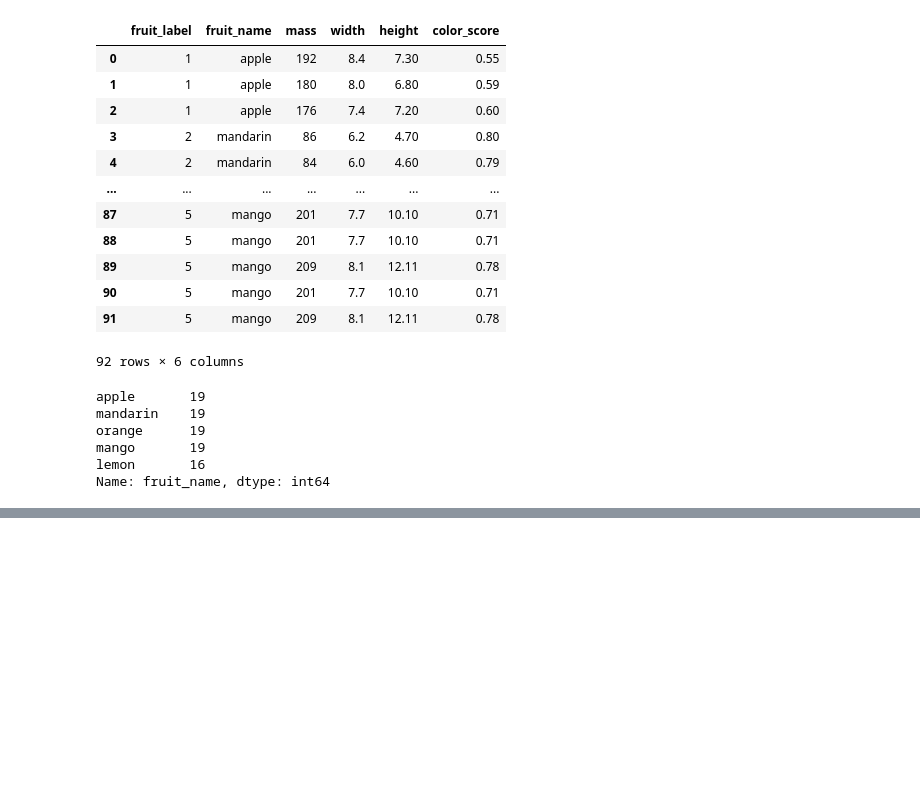
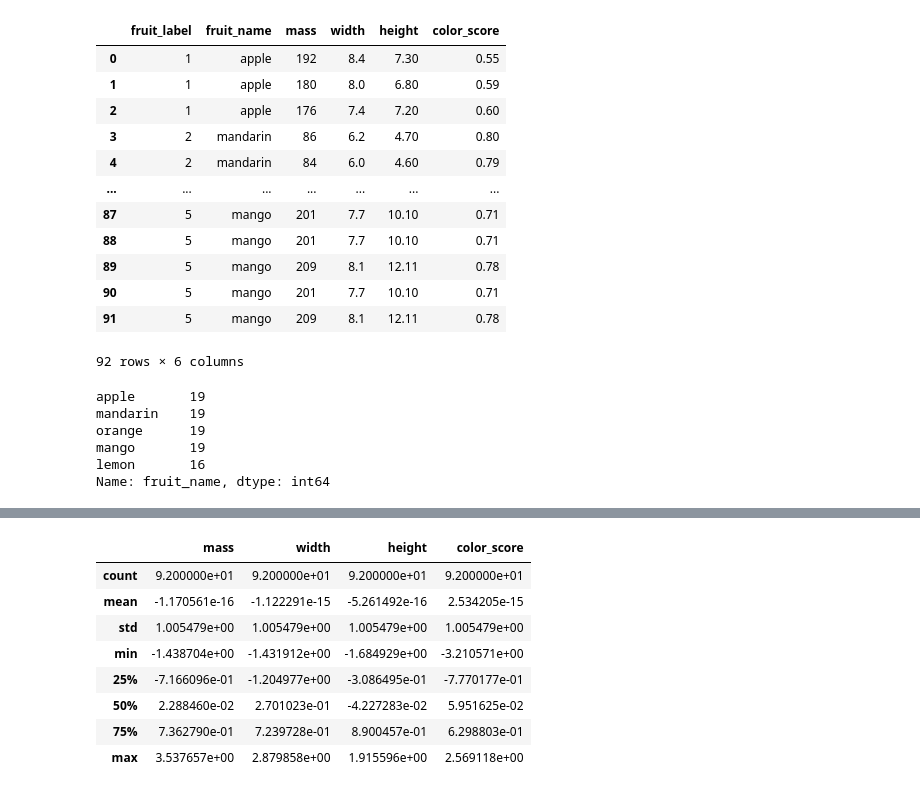
Before and after one commit to RochaErik/X-Overfitting-underfitting, a Jupyter notebook: Overfitting_underfitting.ipynb, the cells around one changed output, grey strips where cells are left out. Saved outputs shown, nothing was run; the diff lists cells and outputs as text; code cells hidden in the pictures; blank space fills up the shorter version.

```diff
--- a/Overfitting_underfitting.ipynb
+++ b/Overfitting_underfitting.ipynb
@@ -313,0 +337,12 @@ Name: fruit_name, dtype: int64
+# %%
+X.describe()
+# %% [output]
+|  | mass | width | height | color_score |
+| count | 9.200000e+01 | 9.200000e+01 | 9.200000e+01 | 9.200000e+01 |
+| mean | -1.170561e-16 | -1.122291e-15 | -5.261492e-16 | 2.534205e-15 |
+| std | 1.005479e+00 | 1.005479e+00 | 1.005479e+00 | 1.005479e+00 |
+| min | -1.438704e+00 | -1.431912e+00 | -1.684929e+00 | -3.210571e+00 |
+| 25% | -7.166096e-01 | -1.204977e+00 | -3.086495e-01 | -7.770177e-01 |
+| 50% | 2.288460e-02 | 2.701023e-01 | -4.227283e-02 | 5.951625e-02 |
+| 75% | 7.362790e-01 | 7.239728e-01 | 8.900457e-01 | 6.298803e-01 |
+| max | 3.537657e+00 | 2.879858e+00 | 1.915596e+00 | 2.569118e+00 |
```
Also changed, not shown: parts of 10 cells of this notebook.
